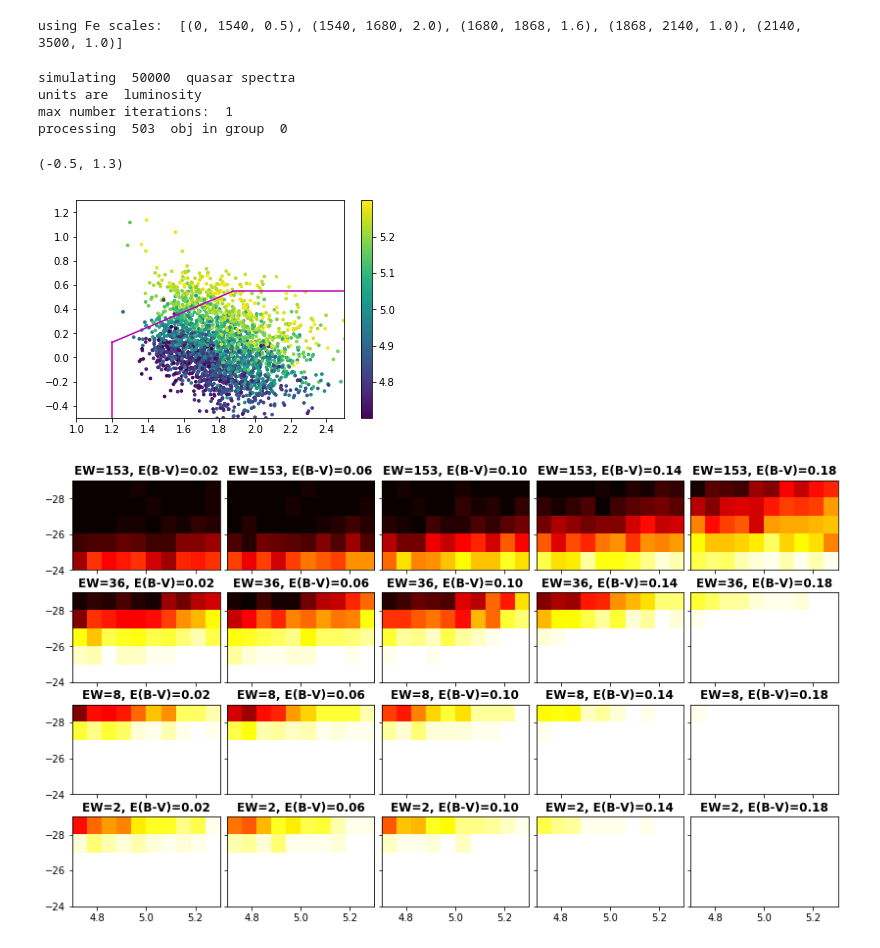
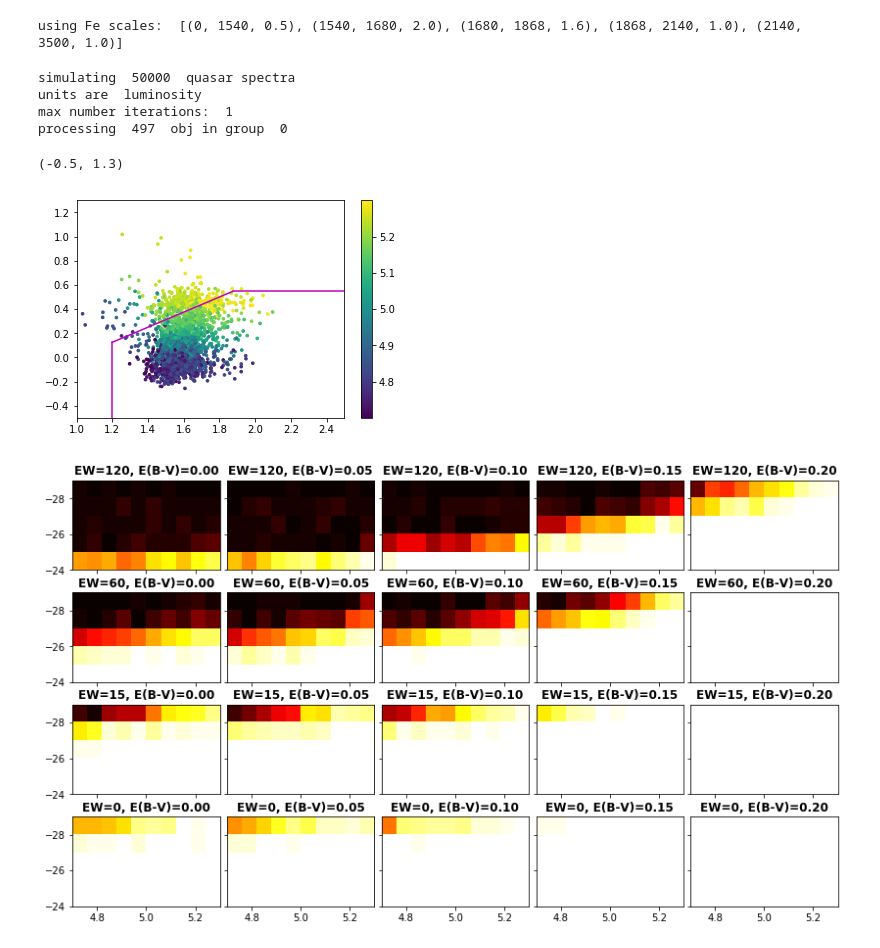
Before and after one commit to imcgreer/simqso, a Jupyter notebook: examples/z5LyaDust.ipynb, the cells around one changed output. Saved outputs shown, nothing was run; the diff lists cells and outputs as text; code cells hidden in the pictures.

Commit message:
better handling of fixed variables in grids

```diff
--- a/examples/z5LyaDust.ipynb
+++ b/examples/z5LyaDust.ipynb
@@ -11,9 +12,10 @@ Populating the interactive namespace from numpy and matplotlib
 # %%
 M = AbsMagVar(UniformSampler(-29,-24),restWave=1450)
 z = RedshiftVar(UniformSampler(4.7,5.3))
-lya = GaussianLineEqWidthVar(UniformSampler(0,2.5),'logLyaEW',1215.67,10.,log=True)
+lya = GaussianLineEqWidthVar(FixedSampler([0.,15,60,120]),'LyaEW',1215.67,10.)
 dust = SMCDustVar(UniformSampler(0,0.2))
-qsoGrid = QsoSimGrid([M,z,lya,dust],(10,5,4,5),50,cosmo=WMAP9,units='luminosity')
+qsoGrid = QsoSimGrid([M,z,lya,dust],(10,5,4,5),50,fixed_vars=['LyaEW','smcDustEBV'],
+                     cosmo=WMAP9,units='luminosity')
 # %%
 qsoGrid.gridShape,len(qsoGrid.data)
 # %% [output]
@@ -22,7 +24,8 @@ qsoGrid.gridShape,len(qsoGrid.data)
 # cover 3000A to 5um at R=500
 wave = sqbase.fixed_R_dispersion(3000,5e4,500)
 # %%
-forestSpec = hiforest.IGMTransmissionGrid(wave,100,zmax=5.3,ForestModel='McGreer+2013')
+forestModel = sqmodels.forestModels['McGreer+2013']
+forestSpec = hiforest.IGMTransmissionGrid(wave,forestModel,100,zmax=5.3)
 forestVar = HIAbsorptionVar(forestSpec)
 # %%
 # the "expdust" continuum model from Ross+13
@@ -39,21 +42,15 @@ qsoGrid.addVars([contVar,emLineVar,feVar,forestVar])
 # %% [output]
 using Fe scales:  [(0, 1540, 0.5), (1540, 1680, 2.0), (1680, 1868, 1.6), (1868, 2140, 1.0), (2140, 3500, 1.0)]
 # %%
-photPar = {
-    'PhotoSystems':[
-      ('SDSS','Legacy'),
-      ('UKIRT','UKIDSS_LAS'),
-    ]
-  }
-photoMap = sqphoto.load_photo_map(photPar)
+qsoGrid.loadPhotoMap([('SDSS','Legacy'),('UKIRT','UKIDSS_LAS')])
 # %%
 # ready to generate spectra
-_ = buildSpectraBySightLine(wave,qsoGrid,map,photoMap=photoMap,verbose=1)
+_ = buildSpectraBySightLine(wave,qsoGrid,verbose=5)
 # %% [output]
 simulating  50000  quasar spectra
 units are  luminosity
 max number iterations:  1
-processing  503  obj in group  0
+processing  497  obj in group  0
 # %%
 g_mags = qsoGrid.asGrid('synMag')
 g_z = qsoGrid.asGrid('z')
@@ -69,9 +66,9 @@ xlim(1.0,2.5)
 ylim(-0.5,1.3)
 # %% [output]
 (-0.5, 1.3)
-[figure, old version]
+[figure, new version]
 # %%
-photoData = sqphoto.calcObsPhot(qsoGrid.synFlux,photoMap)
+photoData = sqphoto.calcObsPhot(qsoGrid.synFlux,qsoGrid.photoMap)
 qsoGrid.addData(photoData)
 # %%
 #g_mags = qsoGrid.asGrid('obsMag')
@@ -85,20 +82,21 @@ color_sel = ( (r_minus_i>1.2) &
 # %%
 import matplotlib.gridspec as gridspec
 gs = gridspec.GridSpec(4,5)
 gs.update(wspace=0.05,hspace=0.25)
 figure(figsize=(14,8))
 for i in range(4):
     for j in range(5):
         ax = plt.subplot(gs[i,j])
         if j>0: ax.yaxis.set_ticklabels([])
         if i<3: ax.xaxis.set_ticklabels([])
         fsel = color_sel[:,:,-(i+1),j].sum(axis=-1) / 50.
         imshow(fsel.T,vmin=0,vmax=1,extent=[4.7,5.3,-24,-29],
                interpolation='nearest',aspect='auto',cmap=cm.hot_r)
         title('EW=%d, E(B-V)=%.2f' %
-              (10**qsoGrid.gridCenters[2][-(i+1)],qsoGrid.gridCenters[3][j]),size=12,weight='bold')
+              (qsoGrid.gridCenters[2][-(i+1)],qsoGrid.gridCenters[3][j]),
+              size=12,weight='bold')
 # %% [output]
-[figure, old version]
+[figure, new version]
 # %%
 specFeatures = qsoGrid.getVars(SpectralFeatureVar)
 ii = np.array([np.ravel_multi_index(t,qsoGrid.gridShape)
```
Also changed, not shown: parts of 2 cells of this notebook, 1 other file.
